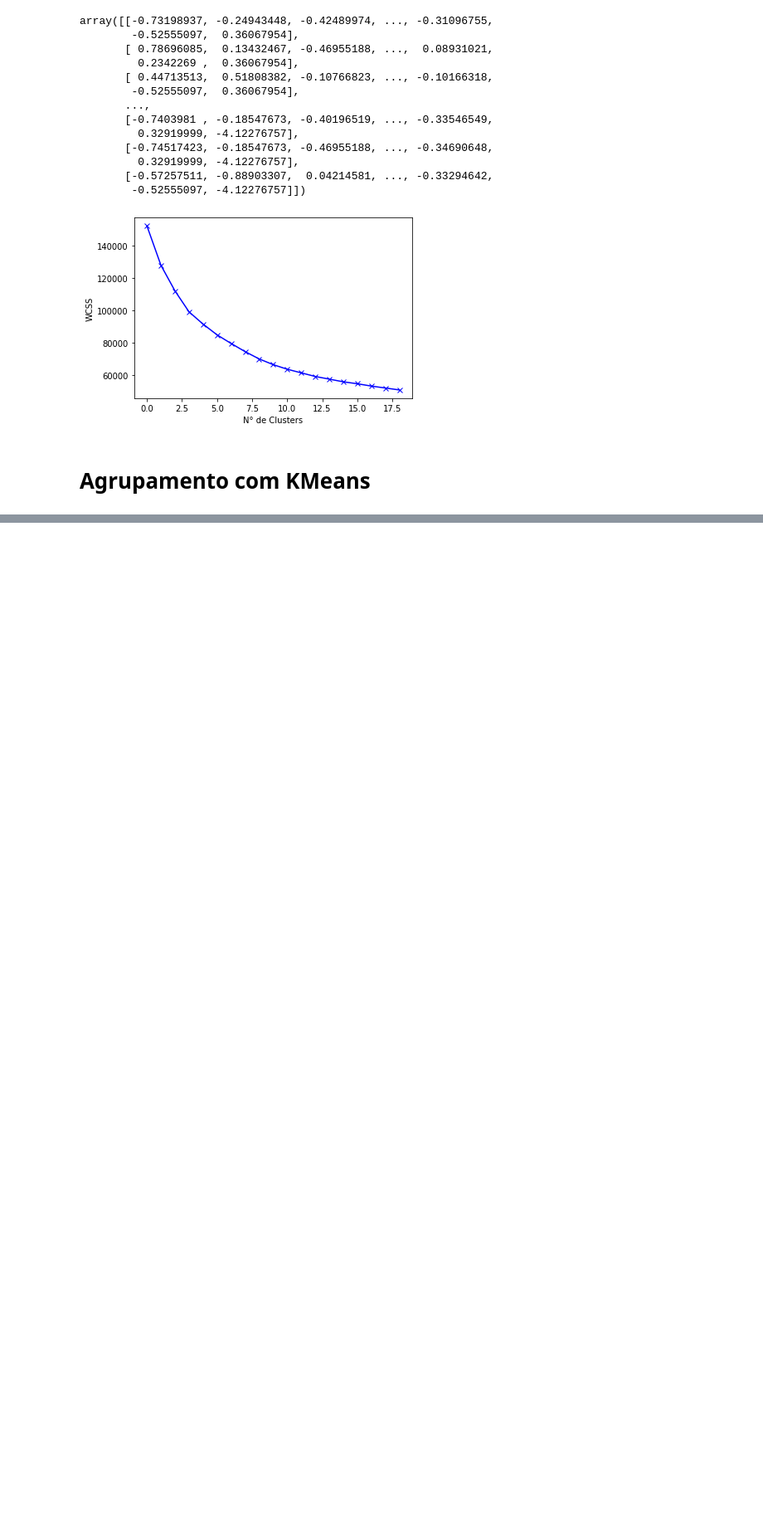
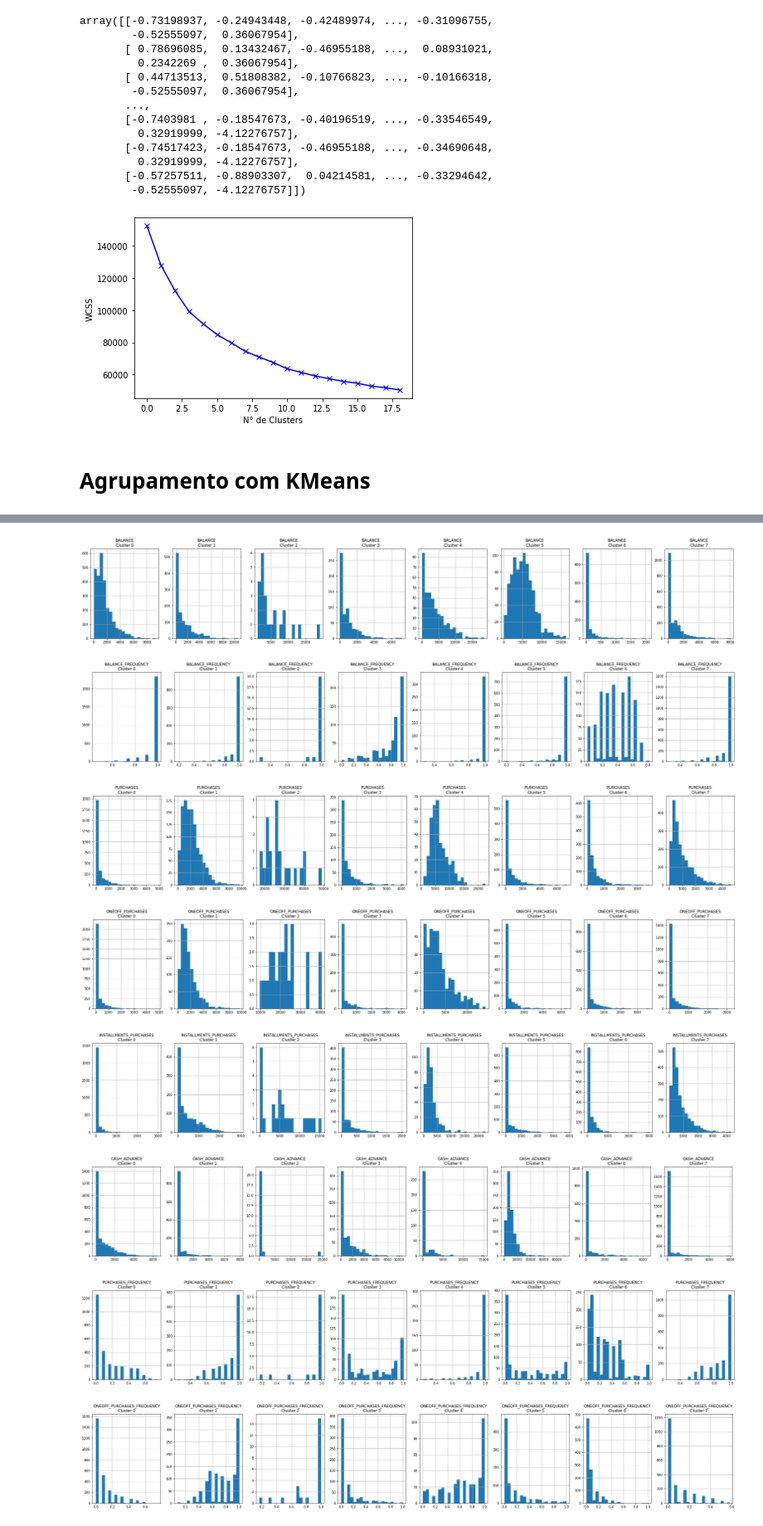
Before and after one commit to AlexLeop/ML_Departamento_Marketing, a Jupyter notebook: Departamento_de_Marketing.ipynb, the cells around one changed output, grey strips where cells are left out. Shown at 83% size. Cells and saved outputs as stored; diff of their text form; code cells hidden in the pictures; blank space fills up the shorter version.

```diff
--- a/Departamento_de_Marketing.ipynb
+++ b/Departamento_de_Marketing.ipynb
@@ -276,0 +277,4 @@ cluster_centers
+# %%
+""" Concatenando cada atributo original ao seu respectivo cluster """
+cartaocredito_df_cluster = pd.concat([cartaocredito_df, pd.DataFrame({'cluster':labels})], axis=1)
+cartaocredito_df_cluster
@@ -276,0 +295,19 @@ cluster_centers
+# %%
+""" Gerando um histograma de cada atributo da base de dados por seu cluster """
+for i in cartaocredito_df.columns:
+    plt.figure(figsize=(35,5))
+    for j in range(8):
+        plt.subplot(1, 8, j + 1)
+        cluster = cartaocredito_df_cluster[cartaocredito_df_cluster['cluster']==j]
+        cluster[i].hist(bins = 20)
+        plt.title('{}\nCluster {}'.format(i, j))
+    plt.show()
+# %% [output]
+[figure, added]
+[figure, added]
+[figure, added]
+[figure, added]
+[figure, added]
+[figure, added]
+[figure, added]
+[figure, added]
```
Also changed, not shown: parts of 10 cells of this notebook.
